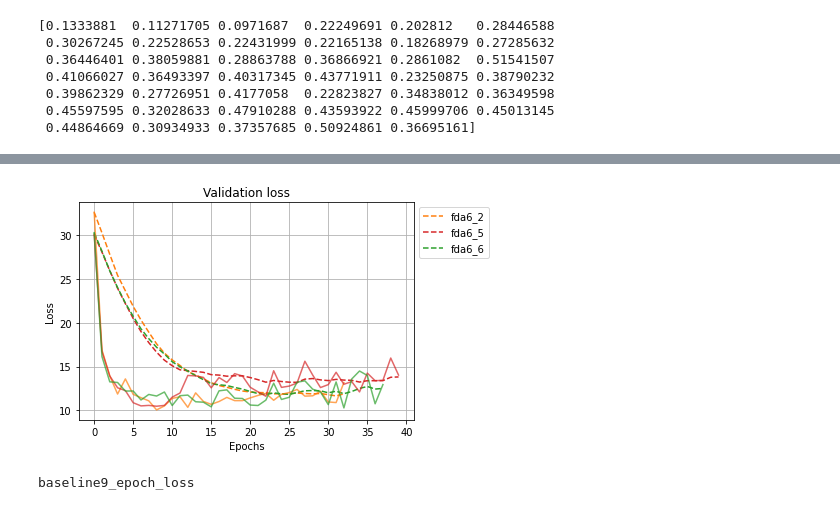
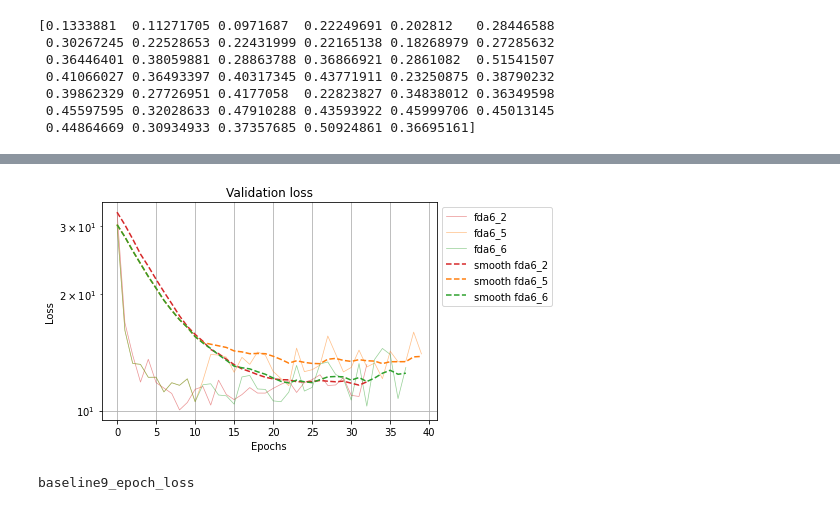
Before and after one commit to saurabh-2905/YOLOv3-UDA, a Jupyter notebook: Visualization tool.ipynb, the cells around one changed output, grey strips where cells are left out. Saved outputs shown, nothing was run; the diff lists cells and outputs as text; code cells hidden in the pictures.

```diff
--- a/Visualization tool.ipynb
+++ b/Visualization tool.ipynb
@@ -943,17 +989,22 @@ len(val2)
 import pandas as pd
 import matplotlib.pyplot as plt
 import os
+import numpy as np
 
 
 
 weig = 0.85
-trans = 0.7
+trans = 0.5
+join_2 = True
+ml = 'l'
 
-file1_path = 'plots/csv/' + exp_dict['fda62_l']
-file2_path = 'plots/csv/' + exp_dict['fda65_l']
-file3_path = 'plots/csv/' + exp_dict['fda66_l']
-# file4_path = 'plots/csv/' + exp_dict['lr4_l']
-file5_path = 'plots/csv/' + exp_dict['true_base_l']
+file_names = [ f'fda62_{ml}', f'fda65_{ml}', f'fda66_{ml}']
+
+file1_path = 'plots/csv/' + exp_dict[file_names[0]]
+file2_path = 'plots/csv/' + exp_dict[file_names[1]]
+file3_path = 'plots/csv/' + exp_dict[file_names[2]]
+file4_path = 'plots/csv/' + exp_dict[file_names[2]]
+file5_path = 'plots/csv/' + exp_dict[file_names[2]]
 
 title_all ={'val_mAP': 'Validation mAP',
            'epoch_loss':'Validation loss',}
@@ -979,12 +1030,14 @@ val1 = smooth(scalars=val1, weight=weig)
 csv_file2 = pd.read_csv(file2_path)
 steps2 = csv_file2['Step']
 val2 = csv_file2['Value']
-rawnew = np.zeros(52)
-rawnew[:11] = raw5[:11]
-rawnew[11:] = val2[:]
-val2 = rawnew
+if join_2 == True:
+    print(val2.shape, steps2.shape)
+    rawnew = np.zeros(val2.shape[0] + 11)
+    rawnew[:11] = raw5[:11]
+    rawnew[11:] = val2[:]
+    val2 = rawnew
+    steps2 = np.arange(len(val2))
 raw2 = val2
-steps2 = np.arange(len(raw2))
 val2 = smooth(scalars=val2, weight=weig)
 
 csv_file3 = pd.read_csv(file3_path)
@@ -1000,21 +1053,46 @@ raw4 = val4
 val4 = smooth(scalars=val4, weight=weig)
 
 
-
+        ###  orange,     red,      green,     violet,     aqua
 plotcolor = ['#1f77b4', '#ff7f0e', '#2ca02c', '#d62728', '#9467bd', '#8c564b', '#e377c2',]
 
-plt.plot(steps1[:40], val1[:40], color=plotcolor[1], ls='--' )
-plt.plot(steps2[:40], val2[:40], color=plotcolor[3], ls='--')
-plt.plot(steps3, val3, color=plotcolor[2], ls='--')
-# plt.plot(steps4, val4, color=plotcolor[4], ls='--')
-# plt.plot(steps5, val5, color=plotcolor[0], ls='--')
+if metric == 'val_mAP':
+    plt.plot(steps1[:40], raw1[:40], color=plotcolor[3], alpha = trans, linewidth=0.7 )
+    plt.plot(steps2[:40], raw2[:40], color=plotcolor[1], alpha = trans, linewidth=0.7 )
+    plt.plot(steps3, raw3, color=plotcolor[2], alpha = trans, linewidth=0.7 )
+#     plt.plot(steps4, raw4, color=plotcolor[4], alpha = trans, linewidth=0.7 )
+#     plt.plot(steps5, raw5, color=plotcolor[0], alpha = trans, linewidth=0.7 )
 
-plt.plot(steps1[:40], raw1[:40], color=plotcolor[1], alpha = trans )
-plt.plot(steps2[:40], raw2[:40], color=plotcolor[3], alpha = trans )
-plt.plot(steps3, raw3, color=plotcolor[2], alpha = trans )
-# plt.plot(steps4, raw4, color=plotcolor[4], alpha = trans )
-# plt.plot(steps5, raw5, color=plotcolor[0], alpha = trans )
+    plt.plot(steps1[:40], val1[:40], color=plotcolor[3], ls='--', )
+    plt.plot(steps2[:40], val2[:40], color=plotcolor[1], ls='--', )
+    plt.plot(steps3, val3, color=plotcolor[2], ls='--', )
+#     plt.plot(steps4, val4, color=plotcolor[4], ls='--', )
+#     plt.plot(steps5, val5, color=plotcolor[0], ls='--', )
 
+elif metric == 'epoch_loss':
+    plt.semilogy(steps1[:40], raw1[:40], color=plotcolor[3], alpha = trans, linewidth=0.7 )
+    plt.semilogy(steps2[:40], raw2[:40], color=plotcolor[1], alpha = trans, linewidth=0.7 )
+    plt.semilogy(steps3, raw3, color=plotcolor[2], alpha = trans, linewidth=0.7 )
+#     plt.semilogy(steps4, raw4, color=plotcolor[4], alpha = trans, linewidth=0.7 )
+#     plt.semilogy(steps5, raw5, color=plotcolor[0], alpha = trans, linewidth=0.7 )
+
+    plt.semilogy(steps1[:40], val1[:40], color=plotcolor[3], ls='--', )
+    plt.semilogy(steps2[:40], val2[:40], color=plotcolor[1], ls='--', )
+    plt.semilogy(steps3, val3, color=plotcolor[2], ls='--', )
+#     plt.semilogy(steps4, val4, color=plotcolor[4], ls='--', )
+#     plt.semilogy(steps5, val5, color=plotcolor[0], ls='--', )
+
+legend_list = []
+
+for fil in file_names:
+#     print(fil)
+    x = legend_dict[fil]
+    legend_list += [x]
+
+for fil in file_names:
+#     print(fil)
+    x = legend_dict[fil]
+    legend_list += ['smooth '+ x]
 
 # plt.ylim(0,100)
 # plt.xlim(0,50)
@@ -1026,9 +1104,9 @@ plt.grid('on')
 plt.xlabel('Epochs')
 plt.ylabel(y_labels[metric])
 plt.title(title_all[metric])
-plt.legend(['fda6_2', 'fda6_5', 'fda6_6', ], bbox_to_anchor=(1.0,1.0), loc= 'upper left')
+plt.legend(legend_list, bbox_to_anchor=(1.0,1.0), loc= 'upper left')
 # out_name = 'plots/'+exp_name+'_'+metric
-out_name = 'plots/'+'fda62n'+'_'+metric
+out_name = 'plots/'+'fda62n'+'_'+metric#+str(trans)
 plt.tight_layout
 if not os.path.exists(out_name+'.pdf'):
     plt.savefig(out_name+'.pdf', dpi=300, orientation='landscape', format='pdf',  bbox_inches='tight')
@@ -1038,5 +1117,5 @@ plt.show()
 fda8_epoch_loss
-[figure, old version]
+[figure, new version]
 # %%
 import pandas as pd
 import matplotlib.pyplot as plt
```
Also changed, not shown: parts of 7 cells of this notebook, 5 other files.
